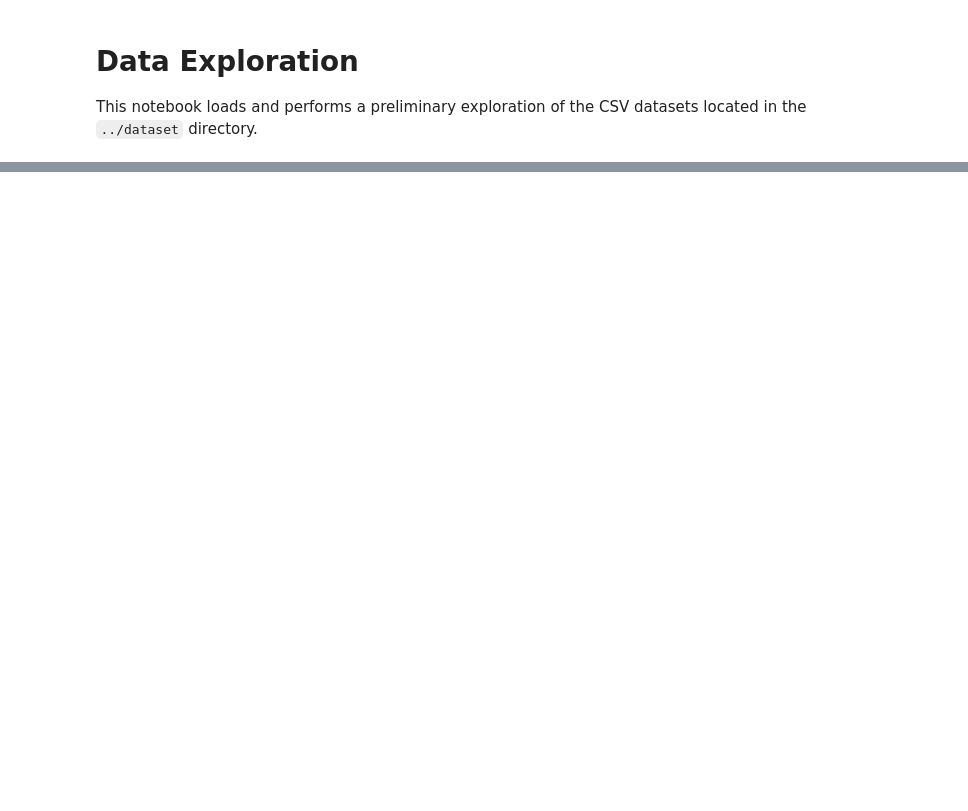
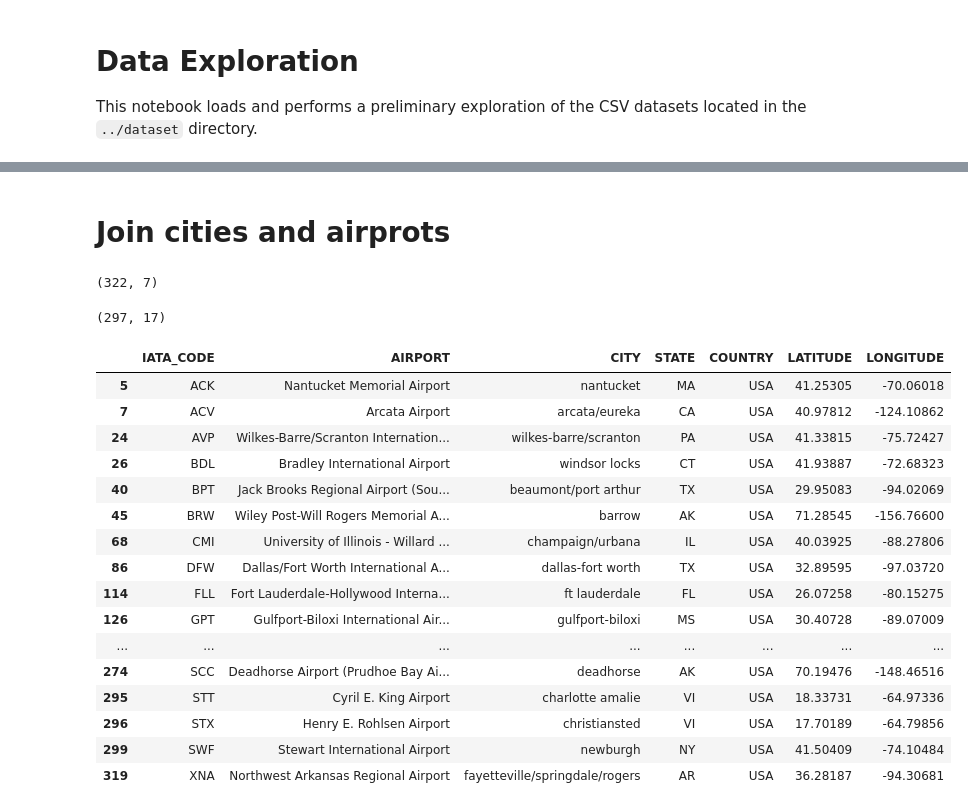
Before and after one commit to lorenzo-marranini/SkyGraphProject, a Jupyter notebook: python/data-exploration.ipynb, the cells around one changed output, grey strips where cells are left out. Drawn from its saved outputs; the diff is of its cells as text; code cells hidden in the pictures; blank space fills up the shorter version.

```diff
--- a/python/data-exploration.ipynb
+++ b/python/data-exploration.ipynb
@@ -79,10 +30,0 @@ def explore_dataframe(df, name):
-# %%
-# Iterate through files and explore
-for file_path in csv_files:
-    try:
-        filename = os.path.basename(file_path)
-        # Read the CSV
-        df = pd.read_csv(file_path)
-        explore_dataframe(df, filename)
-    except Exception as e:
-        print(f"Error processing {filename}: {str(e)}")
@@ -165,0 +190,31 @@ Plotting distributions for 5 numeric columns...
+# %% [markdown]
+# Join cities and airprots
+# %%
+airports = pd.read_csv("../dataset/airports.csv")
+cities = pd.read_csv("../dataset/cities.csv")
+# %%
+airports.shape
+# %% [output]
+(322, 7)
+# %%
+def clean_city_name(df, column_name):
+    # Tutto minuscolo
+    df[column_name] = df[column_name].str.lower()
+    # Rimuove punti (St. -> St)
+    df[column_name] = df[column_name].str.replace('.', '', regex=False)
+    # Rimuove spazi bianchi all'inizio e alla fine
+    df[column_name] = df[column_name].str.strip()
+    return df
+
+cities = clean_city_name(cities, 'city')
+airports = clean_city_name(airports, 'CITY') # o 'city' se l'hai rinominata
+# %%
+combined_df = pd.merge(cities, airports[['CITY', 'STATE']], left_on=['city', 'state_id'], right_on=['CITY', 'STATE'], how='inner')
+
+# Se vuoi SOLO le colonne originali di cities, il merge le manterrà automaticamente.
+# Se vuoi essere sicuro di non avere altro:
+result = combined_df[cities.columns]
+# %%
+result.shape
+# %% [output]
+(297, 17)
@@ -165,0 +223,20 @@ Plotting distributions for 5 numeric columns...
+# %%
+airports[~airports['CITY'].isin(result['city'])]
+# %% [output]
+|  | IATA_CODE | AIRPORT | CITY | STATE | COUNTRY | LATITUDE | LONGITUDE |
+| 5 | ACK | Nantucket Memorial Airport | nantucket | MA | USA | 41.25305 | -70.06018 |
+| 7 | ACV | Arcata Airport | arcata/eureka | CA | USA | 40.97812 | -124.10862 |
+| 24 | AVP | Wilkes-Barre/Scranton Internation... | wilkes-barre/scranton | PA | USA | 41.33815 | -75.72427 |
+| 26 | BDL | Bradley International Airport | windsor locks | CT | USA | 41.93887 | -72.68323 |
+| 40 | BPT | Jack Brooks Regional Airport (Sou... | beaumont/port arthur | TX | USA | 29.95083 | -94.02069 |
+| 45 | BRW | Wiley Post-Will Rogers Memorial A... | barrow | AK | USA | 71.28545 | -156.76600 |
+| 68 | CMI | University of Illinois - Willard ... | champaign/urbana | IL | USA | 40.03925 | -88.27806 |
+| 86 | DFW | Dallas/Fort Worth International A... | dallas-fort worth | TX | USA | 32.89595 | -97.03720 |
+| 114 | FLL | Fort Lauderdale-Hollywood Interna... | ft lauderdale | FL | USA | 26.07258 | -80.15275 |
+| 126 | GPT | Gulfport-Biloxi International Air... | gulfport-biloxi | MS | USA | 30.40728 | -89.07009 |
+| ... | ... | ... | ... | ... | ... | ... | ... |
+| 274 | SCC | Deadhorse Airport (Prudhoe Bay Ai... | deadhorse | AK | USA | 70.19476 | -148.46516 |
+| 295 | STT | Cyril E. King Airport | charlotte amalie | VI | USA | 18.33731 | -64.97336 |
+| 296 | STX | Henry E. Rohlsen Airport | christiansted | VI | USA | 17.70189 | -64.79856 |
+| 299 | SWF | Stewart International Airport | newburgh | NY | USA | 41.50409 | -74.10484 |
+| 319 | XNA | Northwest Arkansas Regional Airport | fayetteville/springdale/rogers | AR | USA | 36.28187 | -94.30681 |
```
Also changed, not shown: parts of 41 cells of this notebook.
